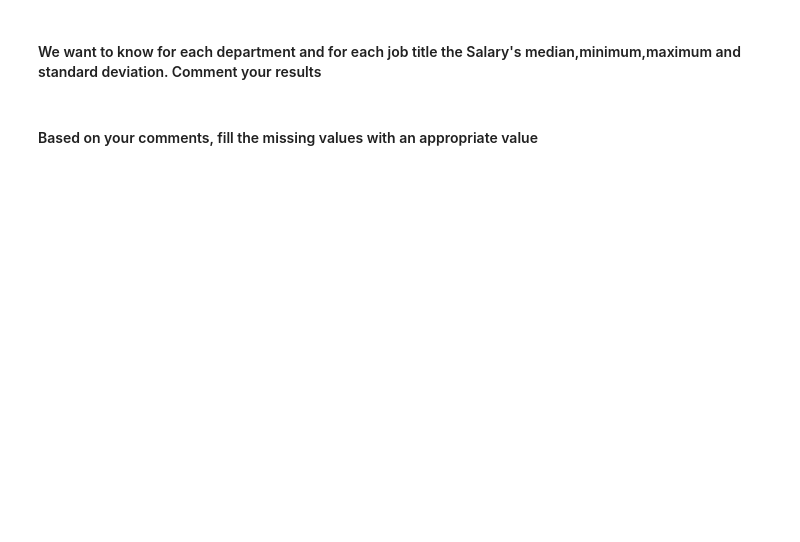
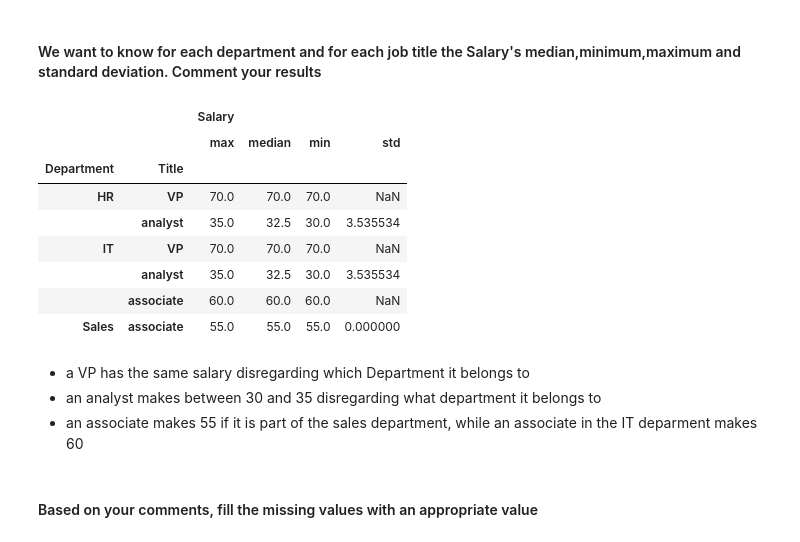
Before and after one commit to marisfont/madrid-oct-2018, a Jupyter notebook: module-2/lab-pivot-table-and-correlation/your_code/main.ipynb, the cells around one changed output. Drawn from its saved outputs; the diff is of its cells as text; code cells hidden in the pictures; blank space fills up the shorter version.

```diff
--- a/module-2/lab-pivot-table-and-correlation/your_code/main.ipynb
+++ b/module-2/lab-pivot-table-and-correlation/your_code/main.ipynb
@@ -70,2 +84,18 @@ employee.pivot_table(index=['Department'], columns=['Title'], values=['Salary'])
+# %%
+employee.pivot_table(index=['Department', 'Title'], values=['Salary'], aggfunc={'Salary':[min, max, np.median, np.std]})
+# %% [output]
+|  |  | Salary |  |  |  |
+|  |  | max | median | min | std |
+| Department | Title |  |  |  |  |
+| HR | VP | 70.0 | 70.0 | 70.0 | NaN |
+|  | analyst | 35.0 | 32.5 | 30.0 | 3.535534 |
+| IT | VP | 70.0 | 70.0 | 70.0 | NaN |
+|  | analyst | 35.0 | 32.5 | 30.0 | 3.535534 |
+|  | associate | 60.0 | 60.0 | 60.0 | NaN |
+| Sales | associate | 55.0 | 55.0 | 55.0 | 0.000000 |
+# %% [markdown]
+- a VP has the same salary disregarding which Department it belongs to
+- an analyst makes between 30 and 35 disregarding what department it belongs to
+- an associate makes 55 if it is part of the sales department, while an associate in the IT deparment makes 60
 # %% [markdown]
 #### Based on your comments, fill the missing values with an appropriate value
```
Also changed, not shown: parts of 11 cells of this notebook.
